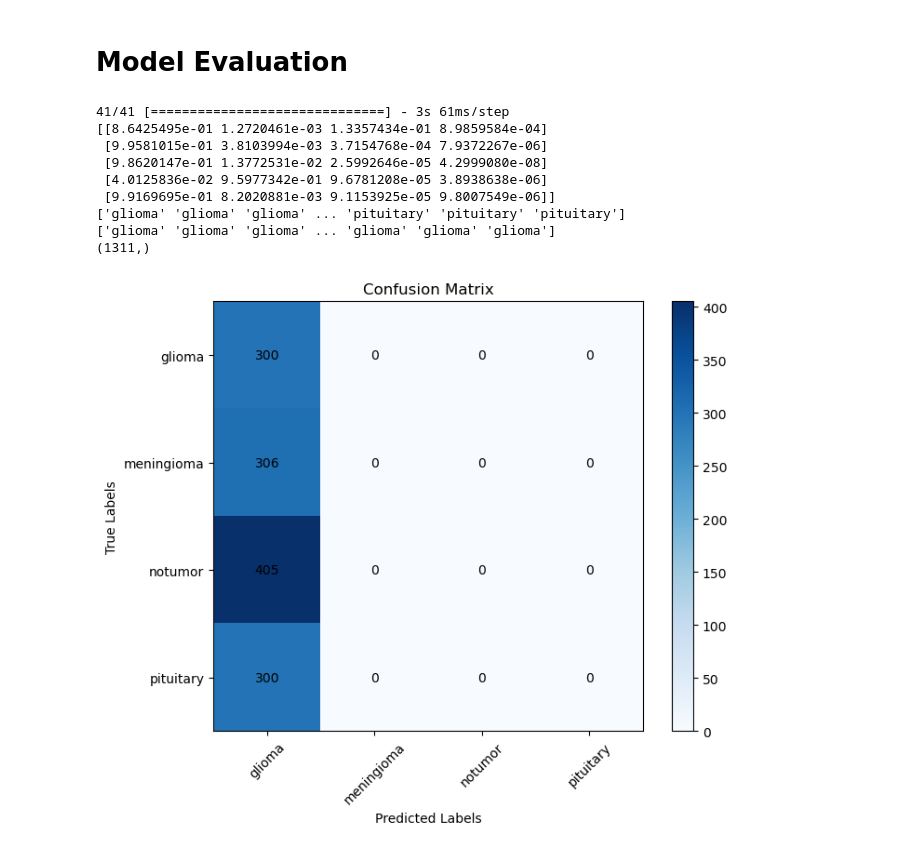
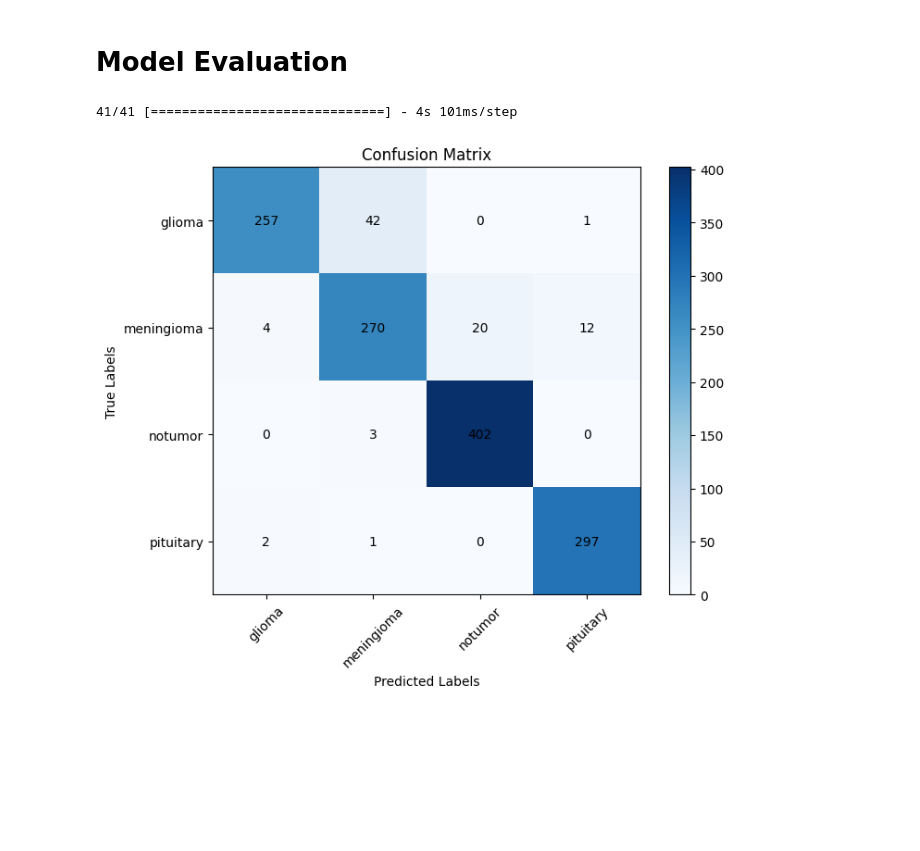
Before and after one commit to amrhany9/VisBrain, a Jupyter notebook: Classification_model.ipynb, the cells around one changed output. Drawn from its saved outputs; the diff is of its cells as text; code cells hidden in the pictures; blank space fills up the shorter version.

Commit message:
Validation problem solved

```diff
--- a/Classification_model.ipynb
+++ b/Classification_model.ipynb
@@ -73,7 +82,7 @@ def label_encoding(data_labels):
     for label in data_labels:
         new_data_labels.append(general_labels.index(label))
 
-    return to_categorical(new_data_labels, num_classes=len(general_labels))
+    return np.array(new_data_labels)
 # %% [markdown]
 # (4) Model Design
 # %%
@@ -114,10 +132,11 @@ plot_model(model, show_shapes=True)
 # Main Execution
 # %%
 brain_dataset_training_path = 'C:\\Users\\AORUS\\Desktop\\Brain Tumor Dataset\\Training'
-train_images, train_labels = load_dataset(brain_dataset_training_path)
+X_train, y_train = load_dataset(brain_dataset_training_path)
+X_train, X_val, y_train, y_val = train_test_split(X_train, y_train, test_size=0.2, random_state=101)
 
 brain_dataset_testing_path = 'C:\\Users\\AORUS\\Desktop\\Brain Tumor Dataset\\Testing'
-test_images, test_labels = load_dataset(brain_dataset_testing_path)
+X_test, y_test = load_dataset(brain_dataset_testing_path)
 # %% [markdown]
 # Preview Samples Before / After preprocessing
 # %%
@@ -159,7 +172,10 @@ preview_samples(5, test_images, 'Test After Preprocessing', random_seed=42)
 # %%
-encoded_train_labels = label_encoding(train_labels)
-print("Encoded Train Labels: ", encoded_train_labels[:5])
+encoded_y_train = label_encoding(y_train)
+print("Encoded Train Labels: ", encoded_y_train[:5])
 
-encoded_test_labels = label_encoding(test_labels)
-print("Encoded Test Labels: ", encoded_test_labels[:5])
+encoded_y_val = label_encoding(y_val)
+print("Encoded Validation Labels: ", encoded_y_val[:5])
+
+encoded_y_test = label_encoding(y_test)
+print("Encoded Test Labels: ", encoded_y_test[:5])
 # %% [output]
@@ -187,7 +201,7 @@ Test labels shape is : (1311,)
 # %% [markdown]
 # Model Training
 # %%
-model.compile(loss='categorical_crossentropy', optimizer='adam', metrics=['accuracy'])
+model.compile(loss='sparse_categorical_crossentropy', optimizer='adam', metrics=['accuracy'])
 
-history = model.fit(train_images, encoded_train_labels, validation_split=0.2, batch_size=64, epochs=5, verbose=1)
+history = model.fit(X_train, encoded_y_train, validation_data=(X_val, encoded_y_val), batch_size=32, epochs=10, verbose=1)
 # %% [output]
@@ -228,48 +243,37 @@ plt.show()
 # %% [markdown]
 # Model Evaluation
 # %%
-# Assuming 'X_test' is your set of test images
-predictions = model.predict(test_images)
-print(predictions[:5])
-predicted_labels = np.array([test_labels[np.argmax(pred)] for pred in predictions])
-print(test_labels)
-print(predicted_labels)
-print(predicted_labels.shape)
+labels = ['glioma', 'meningioma', 'notumor', 'pituitary']
 
-conf_matrix = confusion_matrix(test_labels, predicted_labels)
+preds = model.predict(X_test)
+preds = [np.argmax(pred) for pred in preds]
+
+conf_matrix = confusion_matrix(encoded_y_test, preds)
 
 # Create a figure and axis
 plt.figure(figsize=(8, 6))
 plt.imshow(conf_matrix, cmap='Blues', interpolation='nearest')
 plt.title('Confusion Matrix')
 plt.colorbar()
 
 # Add labels to the plot
 classes = ['glioma', 'meningioma', 'notumor', 'pituitary']
 tick_marks = np.arange(len(classes))
 plt.xticks(tick_marks, classes, rotation=45)
 plt.yticks(tick_marks, classes)
 
 # Add values to the cells
 for i in range(len(classes)):
     for j in range(len(classes)):
         plt.text(j, i, str(conf_matrix[i, j]), ha='center', va='center')
 
 # Add axis labels
 plt.xlabel('Predicted Labels')
 plt.ylabel('True Labels')
 
 # Show the plot
 plt.show()
 # %% [output]
-41/41 [==============================] - 3s 61ms/step
-[[8.6425495e-01 1.2720461e-03 1.3357434e-01 8.9859584e-04]
- [9.9581015e-01 3.8103994e-03 3.7154768e-04 7.9372267e-06]
- [9.8620147e-01 1.3772531e-02 2.5992646e-05 4.2999080e-08]
- [4.0125836e-02 9.5977342e-01 9.6781208e-05 3.8938638e-06]
- [9.9169695e-01 8.2020881e-03 9.1153925e-05 9.8007549e-06]]
-['glioma' 'glioma' 'glioma' ... 'pituitary' 'pituitary' 'pituitary']
-['glioma' 'glioma' 'glioma' ... 'glioma' 'glioma' 'glioma']
-(1311,)
+41/41 [==============================] - 4s 101ms/step
-[figure, old version]
+[figure, new version]
 # %%
```
Also changed, not shown: parts of 15 cells of this notebook, 1 other file.
